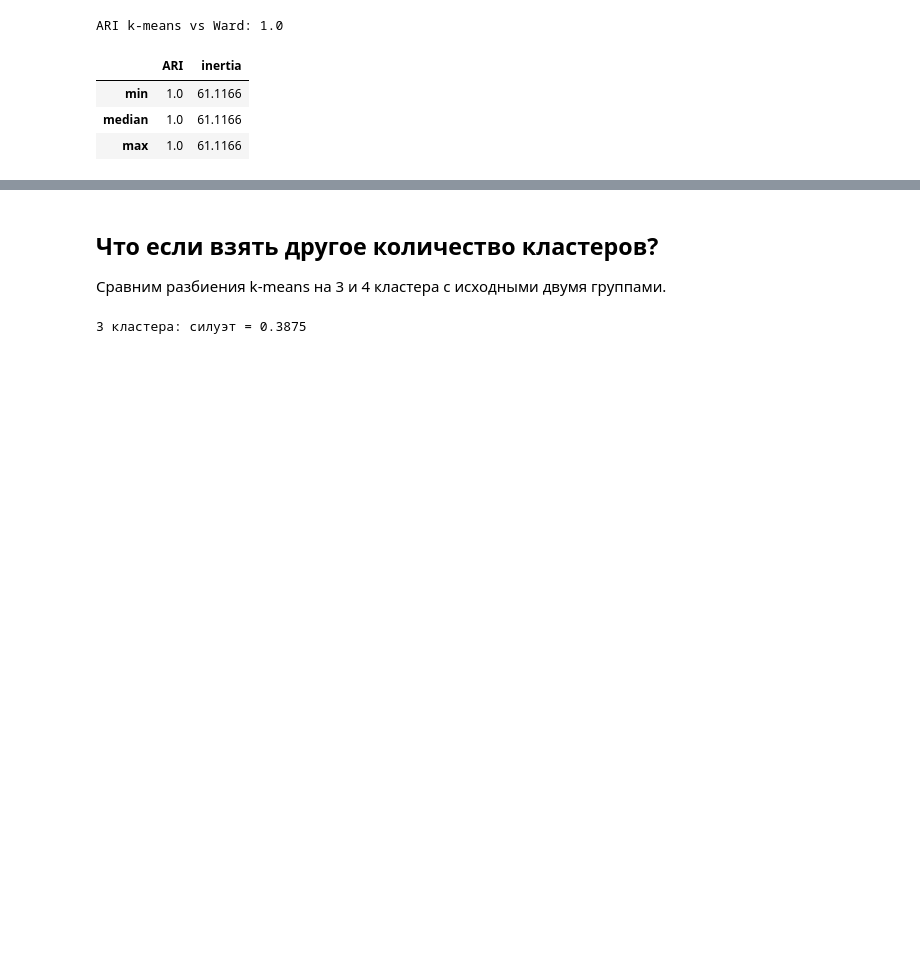
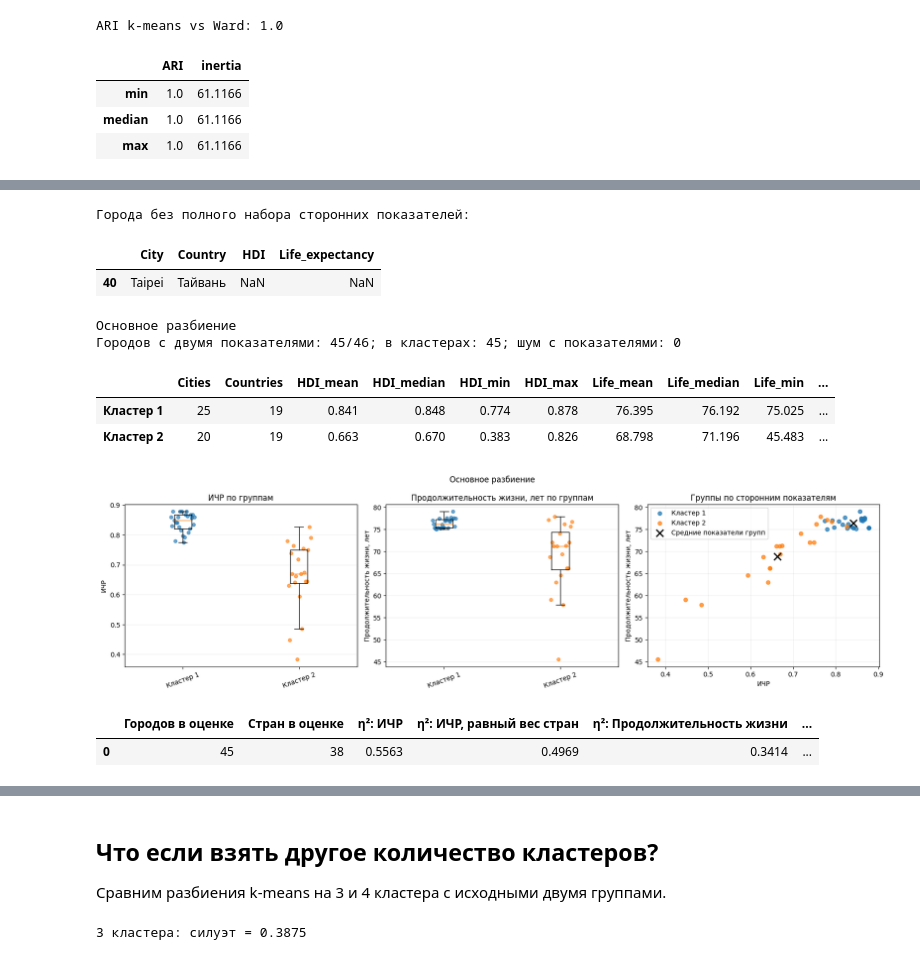
Before and after one commit to IvanManomenov/python_data_analytics, a Jupyter notebook: lab2/lab2_kmeans.ipynb, the cells around one changed output, grey strips where cells are left out. Saved outputs shown, nothing was run; the diff lists cells and outputs as text; code cells hidden in the pictures; blank space fills up the shorter version.

```diff
--- a/lab2/lab2_kmeans.ipynb
+++ b/lab2/lab2_kmeans.ipynb
@@ -247,0 +451,19 @@ ARI k-means vs Ward: 1.0
+# %%
+# Сравниваем готовые группы по национальным показателям.
+external_missing = attach_country_indicators(cities2)
+print('Города без полного набора сторонних показателей:')
+display(external_missing.loc[external_missing[external_features].isna().any(axis=1)])
+external_main_result = compare_living_standards(cities2, km_labels, 'Основное разбиение')
+display(pd.DataFrame([external_main_result]).round(4))
+# %% [output]
+Города без полного набора сторонних показателей:
+|  | City | Country | HDI | Life_expectancy |
+| 40 | Taipei | Тайвань | NaN | NaN |
+Основное разбиение
+Городов с двумя показателями: 45/46; в кластерах: 45; шум с показателями: 0
+|  | Cities | Countries | HDI_mean | HDI_median | HDI_min | HDI_max | Life_mean | Life_median | Life_min | ... |
+| Кластер 1 | 25 | 19 | 0.841 | 0.848 | 0.774 | 0.878 | 76.395 | 76.192 | 75.025 | ... |
+| Кластер 2 | 20 | 19 | 0.663 | 0.670 | 0.383 | 0.826 | 68.798 | 71.196 | 45.483 | ... |
+[figure, added]
+|  | Городов в оценке | Стран в оценке | η²: ИЧР | η²: ИЧР, равный вес стран | η²: Продолжительность жизни | ... |
+| 0 | 45 | 38 | 0.5563 | 0.4969 | 0.3414 | ... |
```
Also changed, not shown: parts of 15 cells of this notebook.
